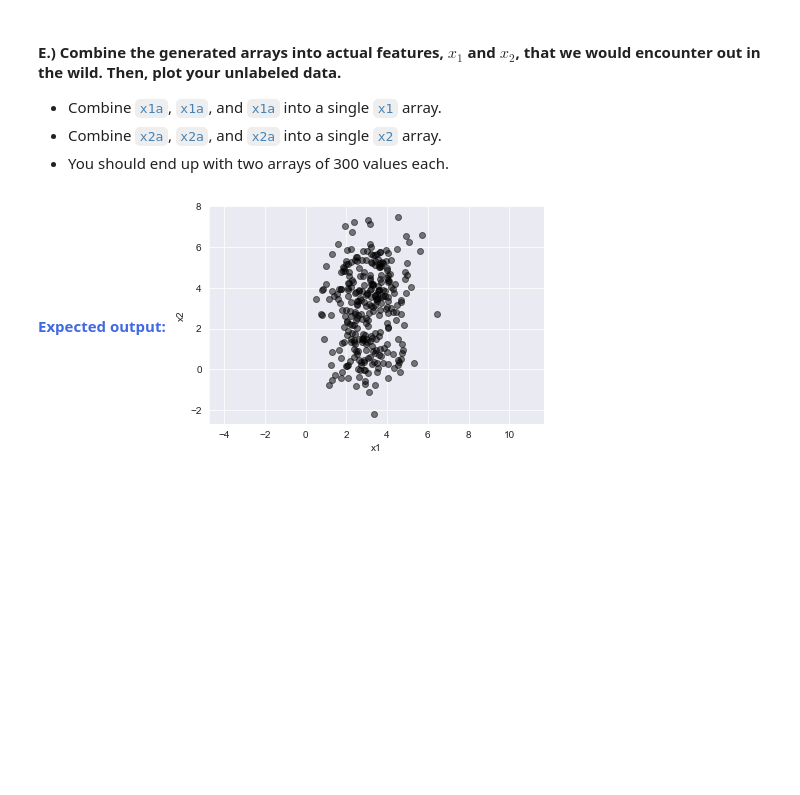
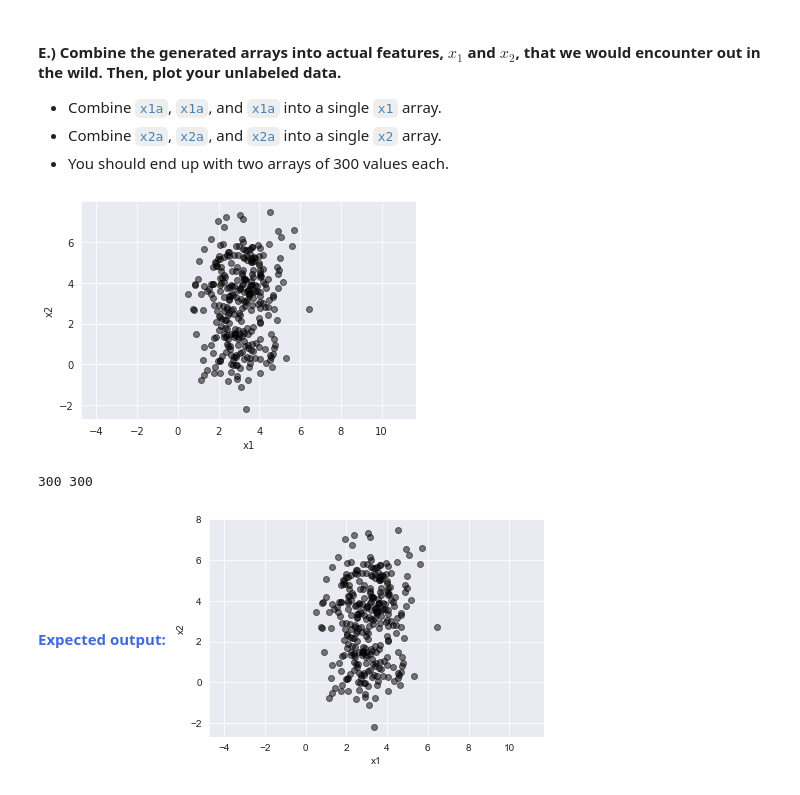
Before and after one commit to cedricsoares/elite_data_science, a Jupyter notebook: 4 - Workbook - Clustering Algorithms.ipynb, the cells around one changed output. Cells and saved outputs as stored; diff of their text form; code cells hidden in the pictures; blank space fills up the shorter version.

```diff
--- a/4 - Workbook - Clustering Algorithms.ipynb
+++ b/4 - Workbook - Clustering Algorithms.ipynb
@@ -248,6 +292,28 @@ Like in the Coding Section, we're going to simulate observations with two featur
 * Combine <code style="color:steelblue">x1a</code>, <code style="color:steelblue">x1a</code>, and <code style="color:steelblue">x1a</code> into a single <code style="color:steelblue">x1</code> array.
 * Combine <code style="color:steelblue">x2a</code>, <code style="color:steelblue">x2a</code>, and <code style="color:steelblue">x2a</code> into a single <code style="color:steelblue">x2</code> array.
 * You should end up with two arrays of 300 values each.
+# %%
+x1 = np.concatenate([x1a, x1b, x1c])
+x2 = np.concatenate([x2a, x2b, x2c])
+
+# Plot scatterplot x1 and x2
+plt.scatter(x1, x2, color='k', alpha=0.5)
+
+# Put plot axes on the same scale
+plt.axis('equal')
+
+# label axes
+plt.xlabel('x1')
+plt.ylabel('x2')
+
+# Clear text residue
+plt.show()
+# %% [output]
+[figure, added]
+# %%
+print( len(x1), len(x2) )
+# %% [output]
+300 300
 # %% [markdown]
 <strong style="color:RoyalBlue">Expected output:</strong>
 <img src="embedded-picture-1">
```
Also changed, not shown: parts of 9 cells of this notebook.
